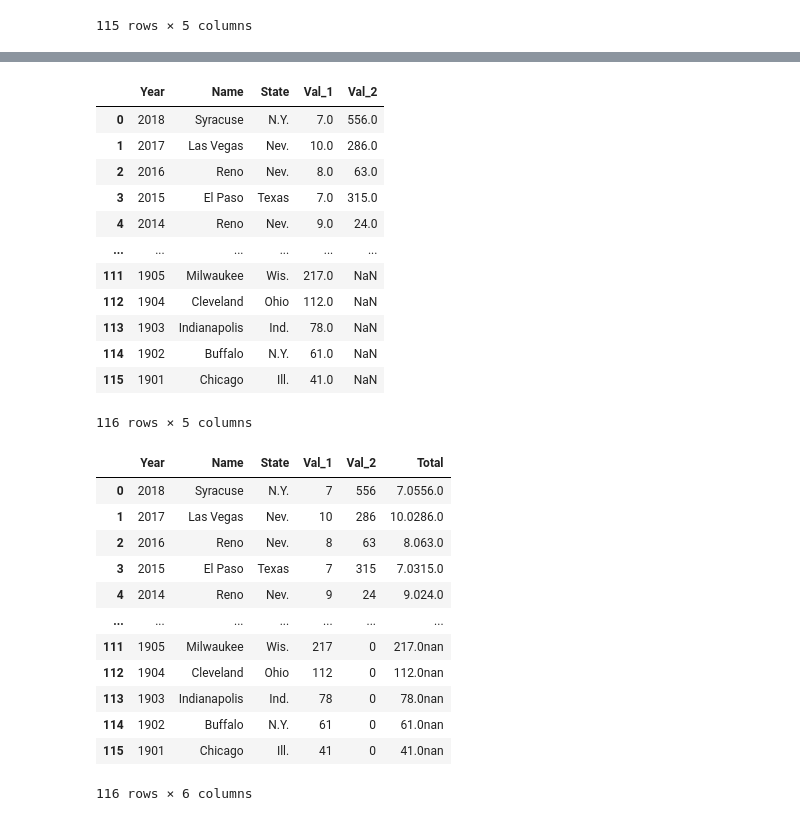
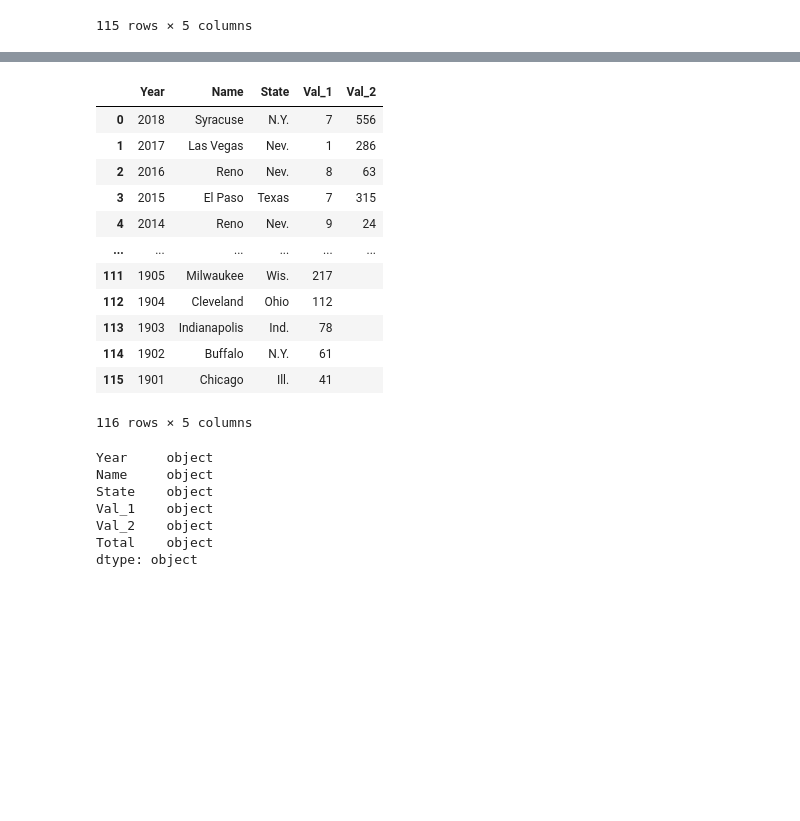
Before and after one commit to shrpatil/Intro-to-Data-Science, a Jupyter notebook: Week04/lab2_apply.ipynb, the cells around one changed output, grey strips where cells are left out. Cells and saved outputs as stored; diff of their text form; code cells hidden in the pictures; blank space fills up the shorter version.

```diff
--- a/Week04/lab2_apply.ipynb
+++ b/Week04/lab2_apply.ipynb
@@ -33,35 +62,33 @@ df= pd.read_csv(data_url, sep=',', names=['Year', 'Name', 'State','Val_1','Val_2
+# %%
+
+df['Val_1'] = df['Val_1'].apply(lambda x: x.strip('.0'))
+df['Val_2'] = df['Val_2'].apply(lambda x: x.strip('.0'))
+
+df
+# %% [output]
+|  | Year | Name | State | Val_1 | Val_2 |
+| 0 | 2018 | Syracuse | N.Y. | 7 | 556 |
+| 1 | 2017 | Las Vegas | Nev. | 1 | 286 |
+| 2 | 2016 | Reno | Nev. | 8 | 63 |
+| 3 | 2015 | El Paso | Texas | 7 | 315 |
+| 4 | 2014 | Reno | Nev. | 9 | 24 |
+| ... | ... | ... | ... | ... | ... |
+| 111 | 1905 | Milwaukee | Wis. | 217 |  |
+| 112 | 1904 | Cleveland | Ohio | 112 |  |
+| 113 | 1903 | Indianapolis | Ind. | 78 |  |
+| 114 | 1902 | Buffalo | N.Y. | 61 |  |
+| 115 | 1901 | Chicago | Ill. | 41 |  |
+116 rows × 5 columns
 # %%
-df
+
+
+df['Total']= df['Val_1'].astype(str)+ df['Val_2'].astype(str)
+df.dtypes
 # %% [output]
-|  | Year | Name | State | Val_1 | Val_2 |
-| 0 | 2018 | Syracuse | N.Y. | 7.0 | 556.0 |
-| 1 | 2017 | Las Vegas | Nev. | 10.0 | 286.0 |
-| 2 | 2016 | Reno | Nev. | 8.0 | 63.0 |
-| 3 | 2015 | El Paso | Texas | 7.0 | 315.0 |
-| 4 | 2014 | Reno | Nev. | 9.0 | 24.0 |
-| ... | ... | ... | ... | ... | ... |
-| 111 | 1905 | Milwaukee | Wis. | 217.0 | NaN |
-| 112 | 1904 | Cleveland | Ohio | 112.0 | NaN |
-| 113 | 1903 | Indianapolis | Ind. | 78.0 | NaN |
-| 114 | 1902 | Buffalo | N.Y. | 61.0 | NaN |
-| 115 | 1901 | Chicago | Ill. | 41.0 | NaN |
-116 rows × 5 columns
+Year     object
+Name     object
+State    object
+Val_1    object
+Val_2    object
+Total    object
+dtype: object
-# %%
-df = df.fillna(0)
-df['Val_1']=df['Val_1'].astype(int)
-df['Val_2']=df['Val_2'].astype(int)
-df
-# %% [output]
-|  | Year | Name | State | Val_1 | Val_2 | Total |
-| 0 | 2018 | Syracuse | N.Y. | 7 | 556 | 7.0556.0 |
-| 1 | 2017 | Las Vegas | Nev. | 10 | 286 | 10.0286.0 |
-| 2 | 2016 | Reno | Nev. | 8 | 63 | 8.063.0 |
-| 3 | 2015 | El Paso | Texas | 7 | 315 | 7.0315.0 |
-| 4 | 2014 | Reno | Nev. | 9 | 24 | 9.024.0 |
-| ... | ... | ... | ... | ... | ... | ... |
-| 111 | 1905 | Milwaukee | Wis. | 217 | 0 | 217.0nan |
-| 112 | 1904 | Cleveland | Ohio | 112 | 0 | 112.0nan |
-| 113 | 1903 | Indianapolis | Ind. | 78 | 0 | 78.0nan |
-| 114 | 1902 | Buffalo | N.Y. | 61 | 0 | 61.0nan |
-| 115 | 1901 | Chicago | Ill. | 41 | 0 | 41.0nan |
-116 rows × 6 columns
```
Also changed, not shown: parts of 6 cells of this notebook, 1 other file.
